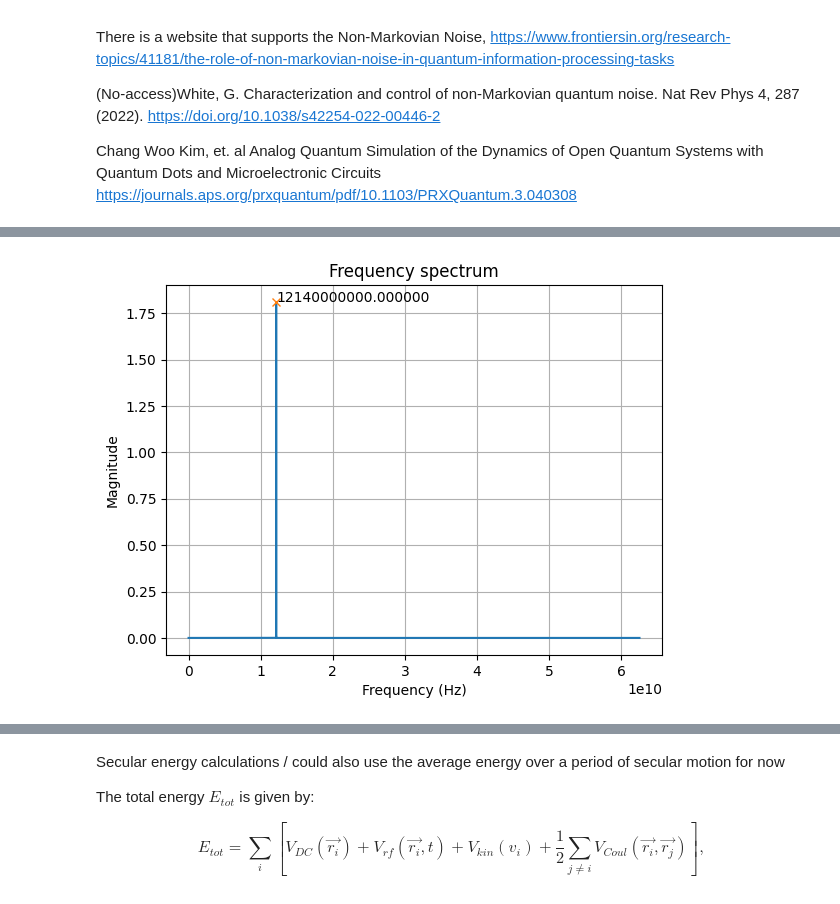
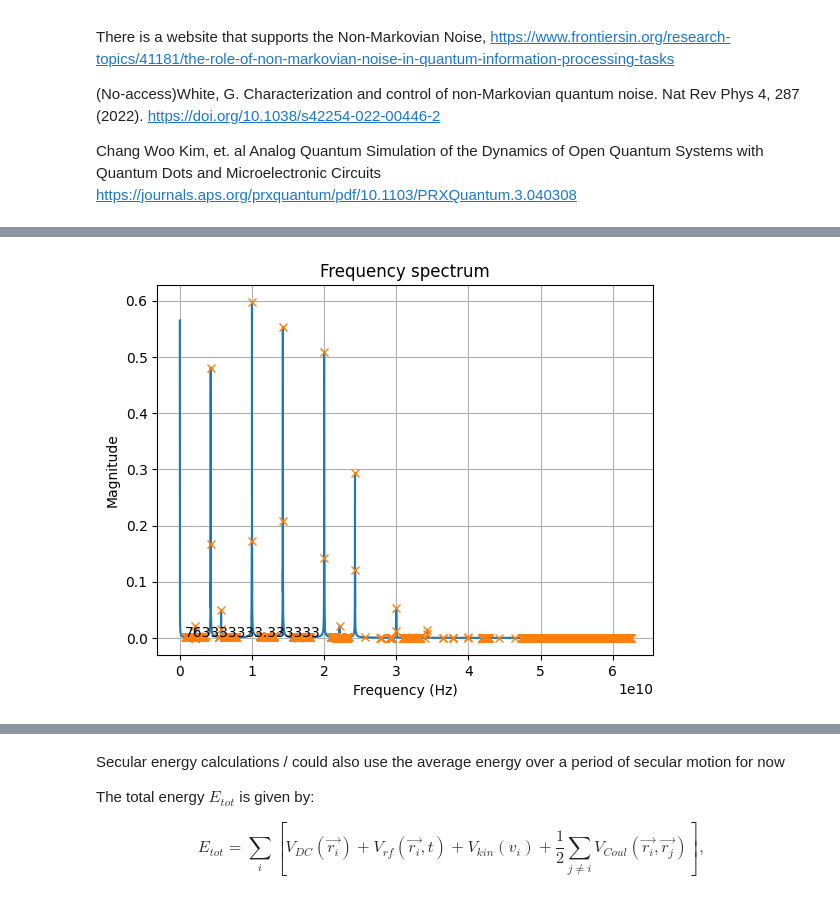
Before and after one commit to yuqian15/electron_micromotion_cooling, a Jupyter notebook: Electron-QIP.ipynb, the cells around one changed output, grey strips where cells are left out. Drawn from its saved outputs; the diff is of its cells as text; code cells hidden in the pictures.

```diff
--- a/Electron-QIP.ipynb
+++ b/Electron-QIP.ipynb
@@ -49,7 +49,7 @@ Temperature = 0.4 # Temperature for the tank circuit, given by article
 # Define the spatial step size and the time step size
 
 dt = 1e-12 # time step size
-T = 30e-6 # total time
+T = 30e-9 # total time
 N = int(T/dt)
 
 t_eval = np.linspace(0, T, N)
@@ -276,8 +319,10 @@ A force damping is needed for real circumstances, the damping force should be mo
 # %%
+
 # Calculate the damping force coefficient
 def DampingFactor(Vec, t):
+    # This for damping facroe
+    '''
     x, y, z, vx, vy, vz = Vec
-    '''
     vx_Nsec.pop(0)
     vy_Nsec.pop(0)
     vz_Nsec.pop(0)
@@ -298,12 +343,16 @@ def DampingFactor(Vec, t):
 
 def DampingForce(Vec, t):
     posi = int(t/dt) - 1
-    DampingFactorx, DampingFactory, DampingFactorz = DampingFactor(Vec, t)
+    x, y, z, vx, vy, vz = Vec
+
     # This is for damping factor method
+    # DampingFactorx, DampingFactory, DampingFactorz = DampingFactor(Vec, t)
     # return DampingFactorx * Damping_Ex[posi], 0., 0.
     # This is for time-segment method
-    return DampingFactorx * Damping_Ex_temp[posi], 0., 0.
-
+    #return DampingFactorx * Damping_Ex_temp[posi], 0., 0.
+    # This is for time-domain method
+    Damping_Ex.append(Rez_t[posi] * vx)
+    return Rez_t[posi] * vx, 0., 0.
 
 #Calculate the JN noise of the circuit
 def JNNoise(Vec, t):
@@ -380,7 +395,8 @@ JNNoise_Ez = np.repeat(JNNoise_Ez, Ncorr)[: N]
 # Setting the process bar with tqdm
 progress_bar = tqdm(total=T, desc='Simulated time (s)', position=0, leave=True)
 # Using RK45 to solve the ODE
-'''
+
+# This is for damping factor and time domain method
 solution = solve_ivp(fun=lambda t, Vec: DevMotion(t, Vec),
                      t_span = (0, T),
                      y0 = Vec0,
@@ -391,8 +407,11 @@ solution = solve_ivp(fun=lambda t, Vec: DevMotion(t, Vec),
 
 t_damp = solution.t
 VecResult = solution.y
+
 x_damp, y_damp, z_damp = VecResult[0, :], VecResult[1, :], VecResult[2, :]
 vx_damp, vy_damp, vz_damp = VecResult[3, :], VecResult[4, :], VecResult[5, :]
+# This is for damping factor
+Damping_Exf = fft(Damping_Ex)
 
 '''
 # Try time segment
@@ -446,4 +465,6 @@ for i in range(N_segment):
     plt.plot(N_tf_temp[: int(0.5e3)], N_vxf_temp[: int(0.5e3)], '.', label = 'segment %d' %i)
 
 plt.legend()
+'''
+
 progress_bar.close()
@@ -472,35 +491,35 @@ Cutoff_Temp = 8
 ttf = ttf[Front_Temp:Front_Temp + (ttf.size//Cutoff_Temp)]
 N_Damping_Exf = N_Damping_Exf[Front_Temp : Front_Temp +len(N_Damping_Exf)//Cutoff_Temp]
 
 # use find_peaks to get all the peaks
 peaks, _ = find_peaks(N_Damping_Exf, height=0)
 
 
 # we only need the three largest peaks, therefore we find a border and find peaks again
 temp = N_Damping_Exf[peaks]
 temp.sort()
 temp = temp[::-1]
 #border = ( temp[2] + temp[3])/2
-border = 1
+border = 0
 
 peaks, _ = find_peaks(N_Damping_Exf, height= border)
 
 #print("The location of the three largest peaks is {}, {}, {} Hz".format(tf[peaks[0]], tf[peaks[1]], tf[peaks[2]]))
 
 # Plot the result
 plt.plot(ttf, N_Damping_Exf)
 plt.plot(ttf[peaks], N_Damping_Exf[peaks], "x")
 
 for i in range(0,1):
     plt.text(ttf[peaks[i]], N_Damping_Exf[peaks[i]], "%f" % ttf[peaks[i]])
 
 plt.xlabel('Frequency (Hz)')
 plt.ylabel('Magnitude')
 plt.title('Frequency spectrum')
 plt.grid()
 plt.show()
 # %% [output]
-[figure, old version]
+[figure, new version]
 # %%
 # Plot the x-axis motion
 fig1, ax = plt.subplots(1,4)
```
Also changed, not shown: parts of 10 cells of this notebook, 2 other files.
